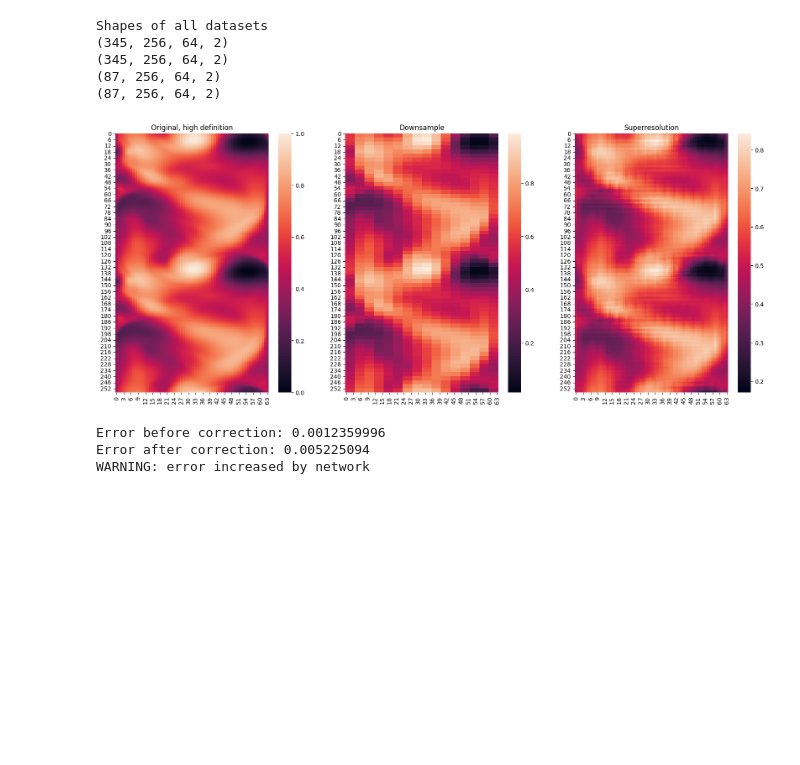
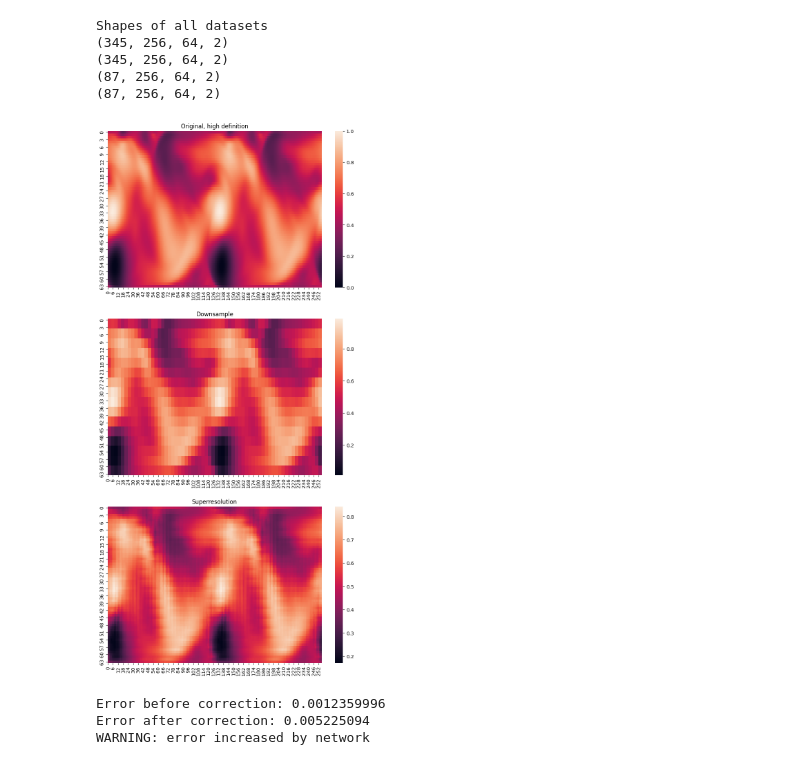
Before and after one commit to diegodelc/jax-cfd, a Jupyter notebook: notebooks/hybrid_model/training_superresolutions/second_attempt.ipynb, the cells around one changed output. Cells and saved outputs as stored; diff of their text form; code cells hidden in the pictures; blank space fills up the shorter version.

```diff
--- a/notebooks/hybrid_model/training_superresolutions/second_attempt.ipynb
+++ b/notebooks/hybrid_model/training_superresolutions/second_attempt.ipynb
@@ -583,7 +624,7 @@ with open(save_path,'rb',) as pickle_file:
 # %% [markdown]
 ## Predicting with model
 # %%
-num =  17 #int(np.random.rand()*np.shape(X_test)[0]//1)
+num =  11 #int(np.random.rand()*np.shape(X_test)[0]//1)
 vel = 0      # 0 is u, 1 is v
 
 pred = loaded.forward_pass.apply(loaded.params,X_test[num])
@@ -589,0 +639,15 @@ pred = loaded.forward_pass.apply(loaded.params,X_test[num])
+# %%
+pred = loaded.forward_pass.apply(loaded.params,X_test[num])
+np.shape(pred)
+
+upred = pred[:,:,0]
+vpred = pred[:,:,1]
+vortpred = vorticity(upred,vpred)
+
+uX = X_test[num][:,:,0]
+vX = X_test[num][:,:,1]
+vortX = vorticity(uX,vX)
+
+uY = Y_test[num][:,:,0]
+vY = Y_test[num][:,:,1]
+vortY = vorticity(uY,vY)
@@ -598,18 +675,18 @@ Shapes of all datasets
 (87, 256, 64, 2)
 (87, 256, 64, 2)
 # %%
-fig, axs = plt.subplots(1,3, facecolor='w', edgecolor='k',figsize=(20,8))
+fig, axs = plt.subplots(3,1, facecolor='w', edgecolor='k',figsize=(10,20))
 # fig.subplots_adjust(hspace = .5, wspace=.1)
 axs = axs.ravel()
 
-im = seaborn.heatmap(Y_test[num][:,:,vel],ax = axs[0])
+im = seaborn.heatmap(Y_test[num][:,:,vel].T,ax = axs[0])
 axs[0].title.set_text("Original, high definition")
-im = seaborn.heatmap(X_test[num][:,:,vel],ax = axs[1])
+im = seaborn.heatmap(X_test[num][:,:,vel].T,ax = axs[1])
 axs[1].title.set_text("Downsample")
-im = seaborn.heatmap(pred[:,:,vel],ax = axs[2])
+im = seaborn.heatmap(pred[:,:,vel].T,ax = axs[2])
 axs[2].title.set_text("Superresolution")
 # %% [output]
-[figure, old version]
+[figure, new version]
 # %%
 err_before = mse(X_test[num][:,:,vel],Y_test[num][:,:,vel])
 err_after = mse(pred[:,:,vel],Y_test[num][:,:,vel])
```
Also changed, not shown: parts of 8 cells of this notebook, 5 other files.
